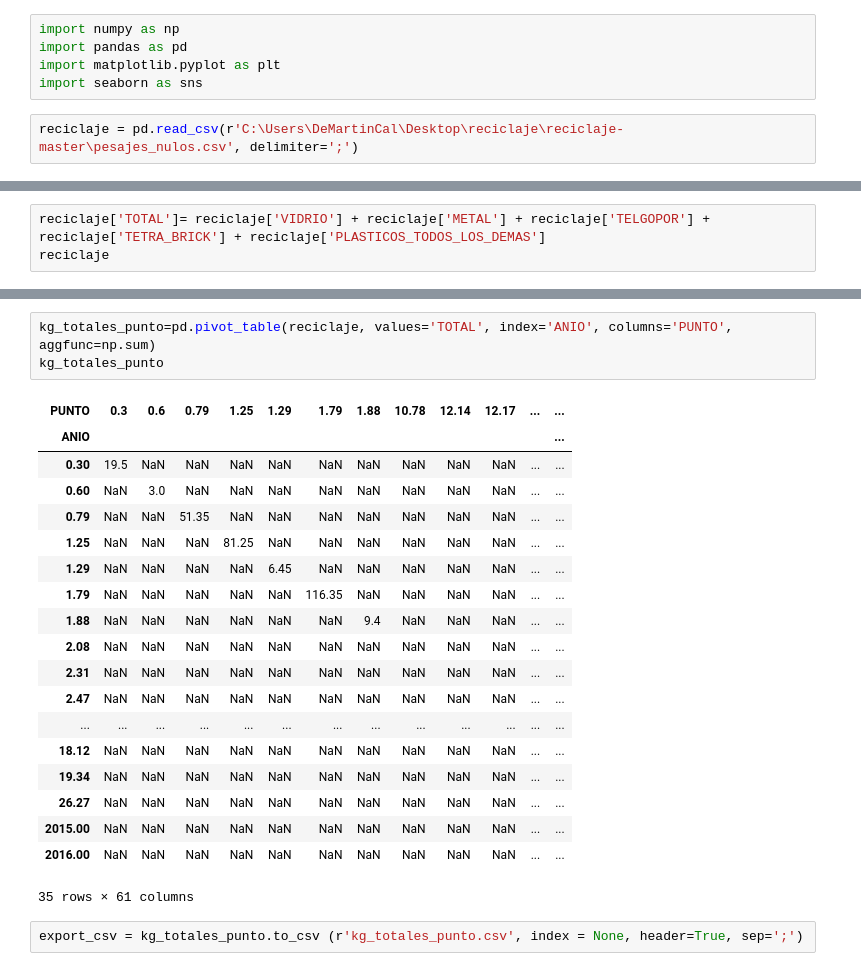
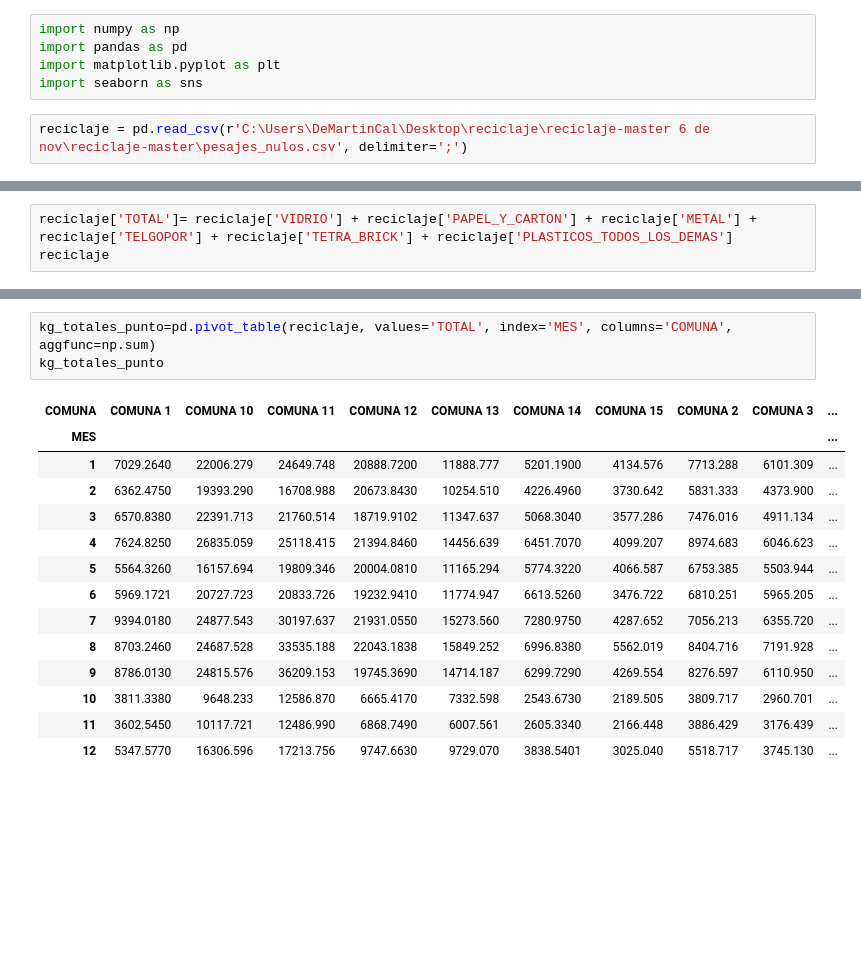
Before and after one commit to denisemartin28/reciclaje, a Jupyter notebook: TPAnalisis.ipynb, the cells around one changed output, grey strips where cells are left out. Cells and saved outputs as stored; diff of their text form; blank space fills up the shorter version.

Commit message:
por punto, falta darle una vuelta de rosca al series plot

```diff
--- a/TPAnalisis.ipynb
+++ b/TPAnalisis.ipynb
@@ -4,7 +4,7 @@ import pandas as pd
 import matplotlib.pyplot as plt
 import seaborn as sns
 # %%
-reciclaje = pd.read_csv(r'C:\Users\DeMartinCal\Desktop\reciclaje\reciclaje-master\pesajes_nulos.csv', delimiter=';')
+reciclaje = pd.read_csv(r'C:\Users\DeMartinCal\Desktop\reciclaje\reciclaje-master 6 de nov\reciclaje-master\pesajes_nulos.csv', delimiter=';')
 # %%
 reciclaje.head(4)
 # %% [output]
@@ -20,5 +20,5 @@ El dataset de reciclaje está compuesto por 2521 filas y 11 columnas
 # %%
-reciclaje['TOTAL']= reciclaje['VIDRIO'] + reciclaje['METAL'] + reciclaje['TELGOPOR'] + reciclaje['TETRA_BRICK'] + reciclaje['PLASTICOS_TODOS_LOS_DEMAS']
+reciclaje['TOTAL']= reciclaje['VIDRIO'] + reciclaje['PAPEL_Y_CARTON'] + reciclaje['METAL'] + reciclaje['TELGOPOR'] + reciclaje['TETRA_BRICK'] + reciclaje['PLASTICOS_TODOS_LOS_DEMAS']
 reciclaje
 # %% [output]
 |  | PUNTO | COMUNA | ANIO | MES | SEMANA | VIDRIO | PAPEL_Y_CARTON | METAL | TELGOPOR | ... |
@@ -41,26 +41,19 @@ reciclaje
 2521 rows × 12 columns
 # %%
-kg_totales_punto=pd.pivot_table(reciclaje, values='TOTAL', index='ANIO', columns='PUNTO', aggfunc=np.sum)
+kg_totales_punto=pd.pivot_table(reciclaje, values='TOTAL', index='MES', columns='COMUNA', aggfunc=np.sum)
 kg_totales_punto
 # %% [output]
-| PUNTO | 0.3 | 0.6 | 0.79 | 1.25 | 1.29 | 1.79 | 1.88 | 10.78 | 12.14 | 12.17 | ... | ... |
-| ANIO |  |  |  |  |  |  |  |  |  |  |  | ... |
-| 0.30 | 19.5 | NaN | NaN | NaN | NaN | NaN | NaN | NaN | NaN | NaN | ... | ... |
-| 0.60 | NaN | 3.0 | NaN | NaN | NaN | NaN | NaN | NaN | NaN | NaN | ... | ... |
-| 0.79 | NaN | NaN | 51.35 | NaN | NaN | NaN | NaN | NaN | NaN | NaN | ... | ... |
-| 1.25 | NaN | NaN | NaN | 81.25 | NaN | NaN | NaN | NaN | NaN | NaN | ... | ... |
-| 1.29 | NaN | NaN | NaN | NaN | 6.45 | NaN | NaN | NaN | NaN | NaN | ... | ... |
-| 1.79 | NaN | NaN | NaN | NaN | NaN | 116.35 | NaN | NaN | NaN | NaN | ... | ... |
-| 1.88 | NaN | NaN | NaN | NaN | NaN | NaN | 9.4 | NaN | NaN | NaN | ... | ... |
-| 2.08 | NaN | NaN | NaN | NaN | NaN | NaN | NaN | NaN | NaN | NaN | ... | ... |
-| 2.31 | NaN | NaN | NaN | NaN | NaN | NaN | NaN | NaN | NaN | NaN | ... | ... |
-| 2.47 | NaN | NaN | NaN | NaN | NaN | NaN | NaN | NaN | NaN | NaN | ... | ... |
-| ... | ... | ... | ... | ... | ... | ... | ... | ... | ... | ... | ... | ... |
-| 18.12 | NaN | NaN | NaN | NaN | NaN | NaN | NaN | NaN | NaN | NaN | ... | ... |
-| 19.34 | NaN | NaN | NaN | NaN | NaN | NaN | NaN | NaN | NaN | NaN | ... | ... |
-| 26.27 | NaN | NaN | NaN | NaN | NaN | NaN | NaN | NaN | NaN | NaN | ... | ... |
-| 2015.00 | NaN | NaN | NaN | NaN | NaN | NaN | NaN | NaN | NaN | NaN | ... | ... |
-| 2016.00 | NaN | NaN | NaN | NaN | NaN | NaN | NaN | NaN | NaN | NaN | ... | ... |
+| COMUNA | COMUNA 1 | COMUNA 10 | COMUNA 11 | COMUNA 12 | COMUNA 13 | COMUNA 14 | COMUNA 15 | COMUNA 2 | COMUNA 3 | ... |
+| MES |  |  |  |  |  |  |  |  |  | ... |
+| 1 | 7029.2640 | 22006.279 | 24649.748 | 20888.7200 | 11888.777 | 5201.1900 | 4134.576 | 7713.288 | 6101.309 | ... |
+| 2 | 6362.4750 | 19393.290 | 16708.988 | 20673.8430 | 10254.510 | 4226.4960 | 3730.642 | 5831.333 | 4373.900 | ... |
+| 3 | 6570.8380 | 22391.713 | 21760.514 | 18719.9102 | 11347.637 | 5068.3040 | 3577.286 | 7476.016 | 4911.134 | ... |
+| 4 | 7624.8250 | 26835.059 | 25118.415 | 21394.8460 | 14456.639 | 6451.7070 | 4099.207 | 8974.683 | 6046.623 | ... |
+| 5 | 5564.3260 | 16157.694 | 19809.346 | 20004.0810 | 11165.294 | 5774.3220 | 4066.587 | 6753.385 | 5503.944 | ... |
+| 6 | 5969.1721 | 20727.723 | 20833.726 | 19232.9410 | 11774.947 | 6613.5260 | 3476.722 | 6810.251 | 5965.205 | ... |
+| 7 | 9394.0180 | 24877.543 | 30197.637 | 21931.0550 | 15273.560 | 7280.9750 | 4287.652 | 7056.213 | 6355.720 | ... |
+| 8 | 8703.2460 | 24687.528 | 33535.188 | 22043.1838 | 15849.252 | 6996.8380 | 5562.019 | 8404.716 | 7191.928 | ... |
+| 9 | 8786.0130 | 24815.576 | 36209.153 | 19745.3690 | 14714.187 | 6299.7290 | 4269.554 | 8276.597 | 6110.950 | ... |
+| 10 | 3811.3380 | 9648.233 | 12586.870 | 6665.4170 | 7332.598 | 2543.6730 | 2189.505 | 3809.717 | 2960.701 | ... |
+| 11 | 3602.5450 | 10117.721 | 12486.990 | 6868.7490 | 6007.561 | 2605.3340 | 2166.448 | 3886.429 | 3176.439 | ... |
+| 12 | 5347.5770 | 16306.596 | 17213.756 | 9747.6630 | 9729.070 | 3838.5401 | 3025.040 | 5518.717 | 3745.130 | ... |
-35 rows × 61 columns
-# %%
-export_csv = kg_totales_punto.to_csv (r'kg_totales_punto.csv', index = None, header=True, sep=';')
```
Also changed, not shown: parts of 8 cells of this notebook.
